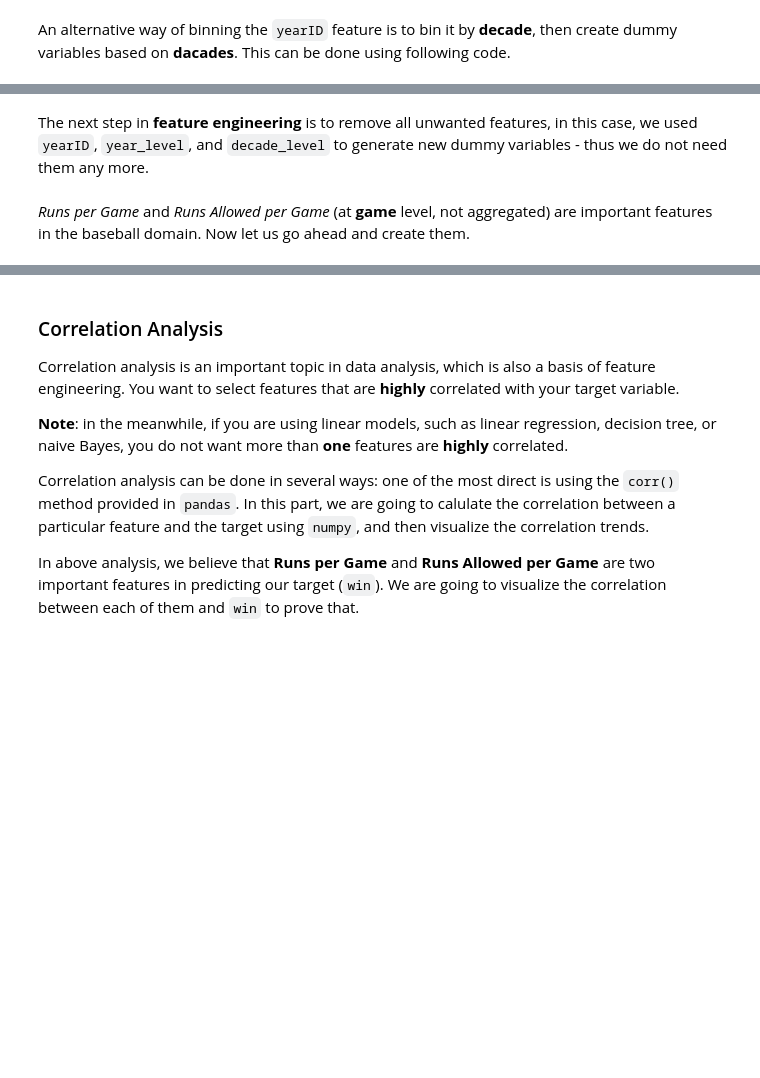
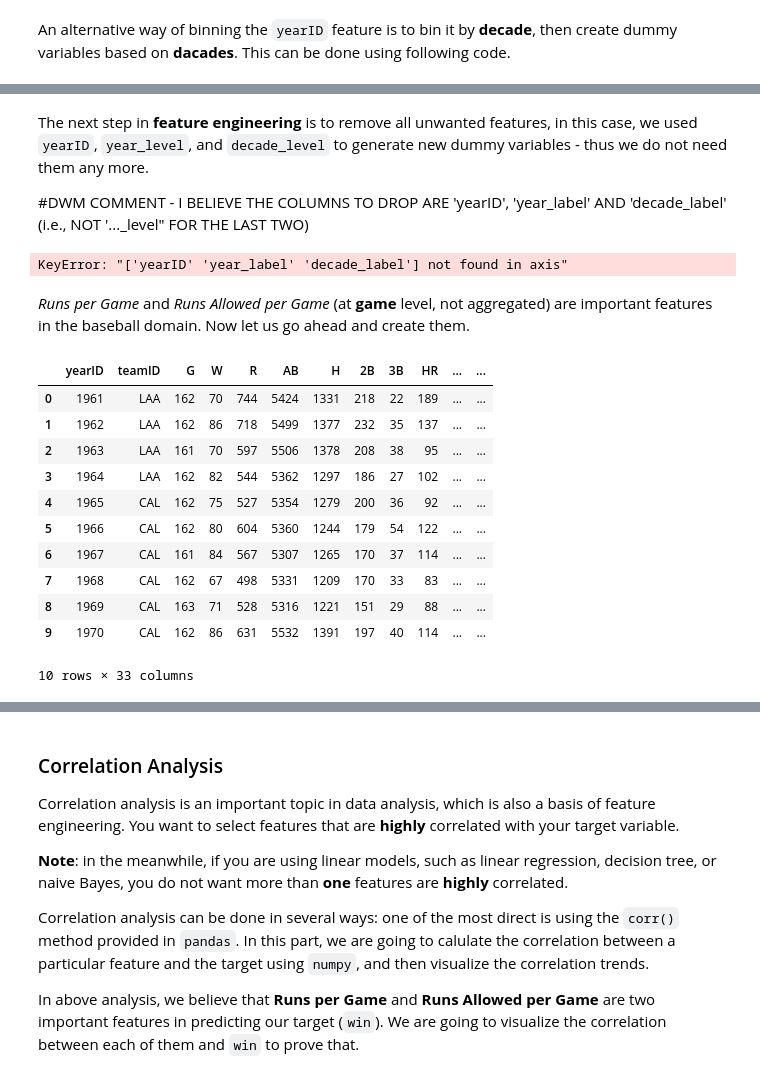
Before and after one commit to fairfield-university-ba545/week-4-DawnMassey, a Jupyter notebook: Mini_project_1_baseball_analytics_pt2.ipynb, the cells around one changed output, grey strips where cells are left out. Saved outputs shown, nothing was run; the diff lists cells and outputs as text; code cells hidden in the pictures; blank space fills up the shorter version.

```diff
--- a/Mini_project_1_baseball_analytics_pt2.ipynb
+++ b/Mini_project_1_baseball_analytics_pt2.ipynb
@@ -188,18 +332,19 @@ def assign_label(year):
     elif year >= 2010:
         return 8
 
+
 #### complete the code below
 #### Add `year_label` column to `df`
 #### by applying `assign_label` to the `df['yearID'] column
-
+df['year_label'] = (df['yearID'].apply(assign_label))
 
 #### create dummy variables for `year_label`
 #### call `pd.get_dummies` on `df['year_label']`
 #### set the `prefix` parameter of `get_dummies` to `'era'`
 #### store the results in a dataframe `dummy_df`
+dummy_df = df.copy()
+dummy_df['year_label_dummy'] = dummy_df['year_label']
+dummy_df['year_label_dummy']=(pd.get_dummies(df['year_label'], prefix=['era']))
 
-
-#### Concatenate `df` and `dummy_df` using pd.concat()
-
-
-#### Check whether the dummy variables are successfully created
+#Checking the values for the "year_label_dummy"
+dummy_df['year_label_dummy'].describe()
@@ -259,2 +506,4 @@ def assign_decade(year):
 # %% [markdown]
 The next step in __feature engineering__ is to remove all unwanted features, in this case, we used `yearID`, `year_level`, and `decade_level` to generate new dummy variables - thus we do not need them any more.
+
+#DWM COMMENT - I BELIEVE THE COLUMNS TO DROP ARE 'yearID', 'year_label' AND 'decade_label' (i.e., NOT '..._level" FOR THE LAST TWO)
@@ -264,17 +510,41 @@ df = df.drop(####)
+# %%
+#### complete your code here
+concatenated_df2.drop(['yearID','year_label','decade_label'], axis=0, inplace=True)
+
+#Test to see if it worked
+concatenated_df2.head()
+# %% [output]
+KeyError: "['yearID' 'year_label' 'decade_label'] not found in axis"
 # %% [markdown]
 _Runs per Game_ and _Runs Allowed per Game_ (at __game__ level, not aggregated) are important features in the baseball domain. Now let us go ahead and create them.
 # %%
 #### Complete your code below
 #### runs per game = # of runs/# of games
 #### # of runs is in `df['R']`
 #### # of games is in `df['G']`
-
+df['R_per_game'] = df['R']/df['G']
+#print(R_per_game) #checked code above to make sure it worked
 
 #### runs allowed per game = # of runs allowed/# of games
 #### # of runs allowed is in `df['RA']
-
+df['RA_per_game'] = df['RA']/df['G']
+#print(RA_per_game) #checked code above to make sure it worked
 
 #### double check whether our calculations are successful or not
 #### by looking at the first 10 columns of `df`
+df.head(10)
+# %% [output]
+|  | yearID | teamID | G | W | R | AB | H | 2B | 3B | HR | ... | ... |
+| 0 | 1961 | LAA | 162 | 70 | 744 | 5424 | 1331 | 218 | 22 | 189 | ... | ... |
+| 1 | 1962 | LAA | 162 | 86 | 718 | 5499 | 1377 | 232 | 35 | 137 | ... | ... |
+| 2 | 1963 | LAA | 161 | 70 | 597 | 5506 | 1378 | 208 | 38 | 95 | ... | ... |
+| 3 | 1964 | LAA | 162 | 82 | 544 | 5362 | 1297 | 186 | 27 | 102 | ... | ... |
+| 4 | 1965 | CAL | 162 | 75 | 527 | 5354 | 1279 | 200 | 36 | 92 | ... | ... |
+| 5 | 1966 | CAL | 162 | 80 | 604 | 5360 | 1244 | 179 | 54 | 122 | ... | ... |
+| 6 | 1967 | CAL | 161 | 84 | 567 | 5307 | 1265 | 170 | 37 | 114 | ... | ... |
+| 7 | 1968 | CAL | 162 | 67 | 498 | 5331 | 1209 | 170 | 33 | 83 | ... | ... |
+| 8 | 1969 | CAL | 163 | 71 | 528 | 5316 | 1221 | 151 | 29 | 88 | ... | ... |
+| 9 | 1970 | CAL | 162 | 86 | 631 | 5532 | 1391 | 197 | 40 | 114 | ... | ... |
+10 rows × 33 columns
 # %%
 df.RA_per_game.describe()
```
Also changed, not shown: parts of 32 cells of this notebook.
